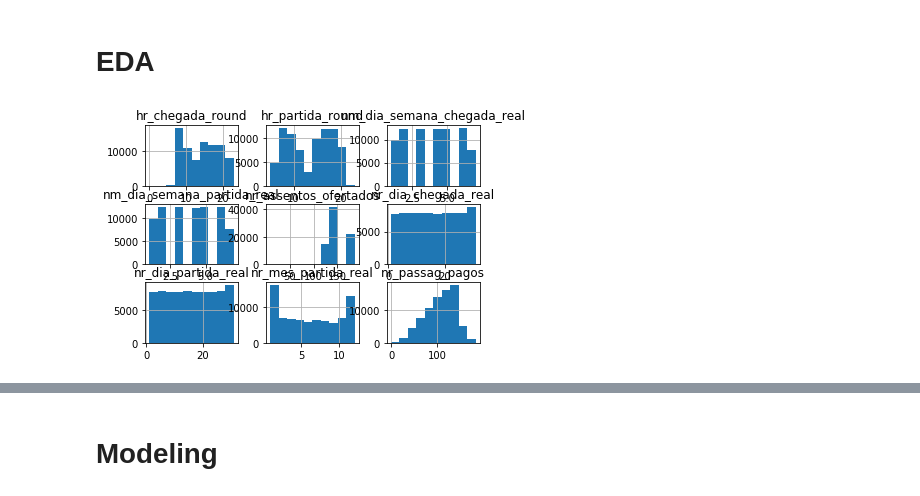
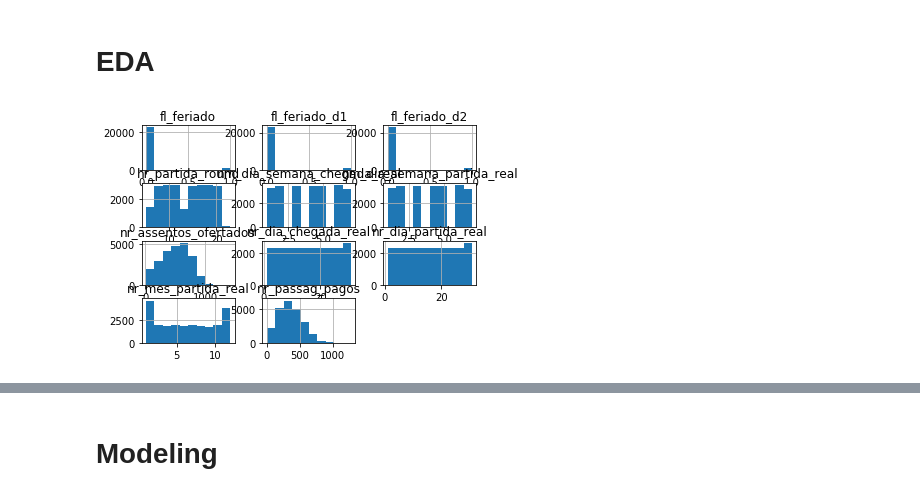
Before and after one commit to welberthdouglas/Civil_Aviation_ML, a Jupyter notebook: CA_SP-RJ.ipynb, the cells around one changed output, grey strips where cells are left out. Saved outputs shown, nothing was run; the diff lists cells and outputs as text; code cells hidden in the pictures.

```diff
--- a/CA_SP-RJ.ipynb
+++ b/CA_SP-RJ.ipynb
@@ -128,0 +139,2 @@ df_sp.drop(['id_basica','sg_empresa_icao','nr_etapa','hr_partida_real','nr_ano_p
+# %%
+df_sp['excess_offer'] = df_sp.nr_assentos_ofertados - df_sp.nr_passag_pagos
@@ -130,7 +151,7 @@ df_sp.drop(['id_basica','sg_empresa_icao','nr_etapa','hr_partida_real','nr_ano_p
 ## Grouping Data into hourly bins
 # %%
 df_sp_grouped = df_sp.groupby(['nr_dia_partida_real','nm_dia_semana_partida_real','nr_mes_partida_real','dt_partida_real','nr_dia_chegada_real','nm_dia_semana_chegada_real','hr_partida_round','fl_feriado','fl_feriado_d1','fl_feriado_d2']).agg(nr_passag_pagos=('nr_passag_pagos', np.sum),
-nr_assentos_ofertados=('nr_assentos_ofertados', np.sum)).reset_index()
+nr_assentos_ofertados=('nr_assentos_ofertados', np.sum), count = ('hr_partida_round', 'count'), excess_offer = ('excess_offer',np.sum)).reset_index()
 # %%
 df_sp_grouped.shape
 # %% [output]
@@ -147,6 +168,6 @@ df_sp_grouped.head()
 # %% [markdown]
 # EDA
 # %%
-data_enc.hist();
+df_sp_grouped.hist();
 # %% [output]
-[figure, old version]
+[figure, new version]
```
Also changed, not shown: parts of 25 cells of this notebook.
